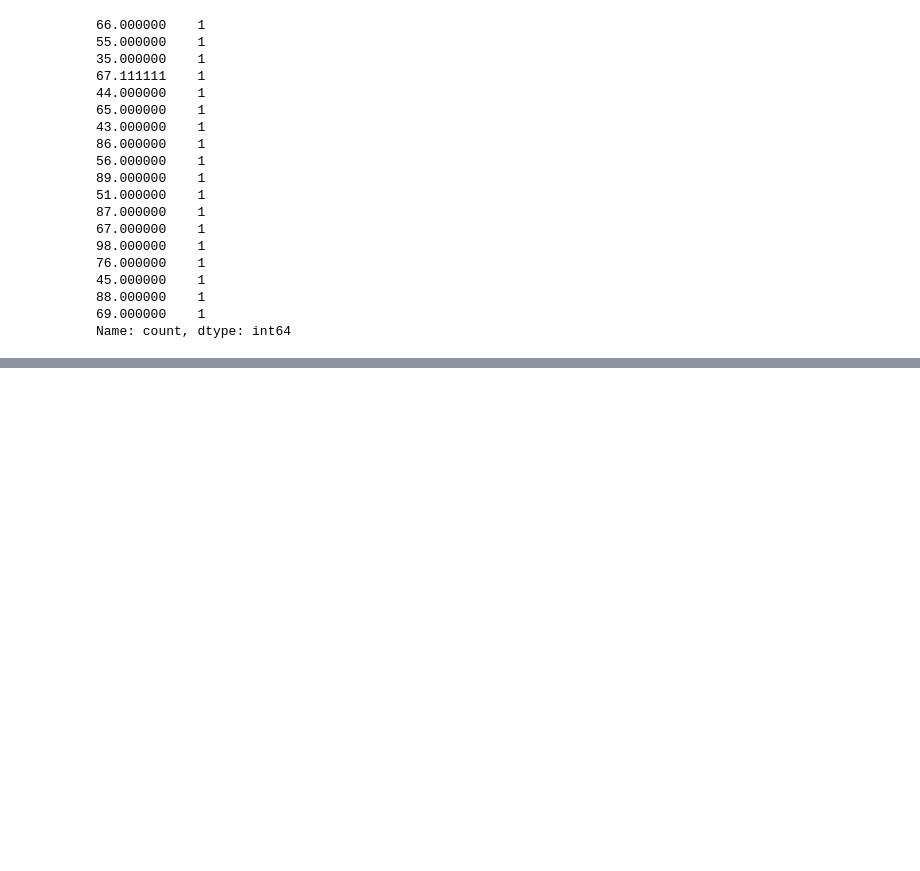
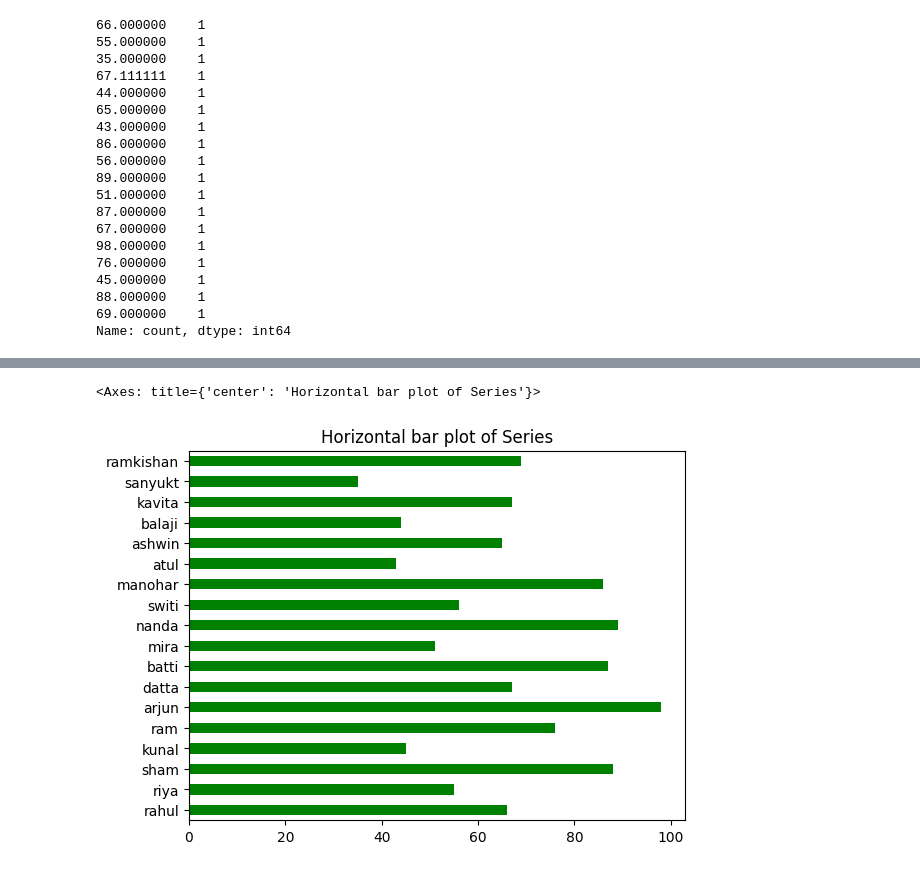
Before and after one commit to balajijadhav17/Pandas-Series-Operations-, a Jupyter notebook: Series.ipynb, the cells around one changed output, grey strips where cells are left out. Cells and saved outputs as stored; diff of their text form; code cells hidden in the pictures; blank space fills up the shorter version.

```diff
--- a/Series.ipynb
+++ b/Series.ipynb
@@ -343,0 +709,5 @@ Name: count, dtype: int64
+# %%
+df.plot(kind="barh",title="Horizontal bar plot of Series",color="green")
+# %% [output]
+<Axes: title={'center': 'Horizontal bar plot of Series'}>
+[figure, added]
```
Also changed, not shown: parts of 37 cells of this notebook.
